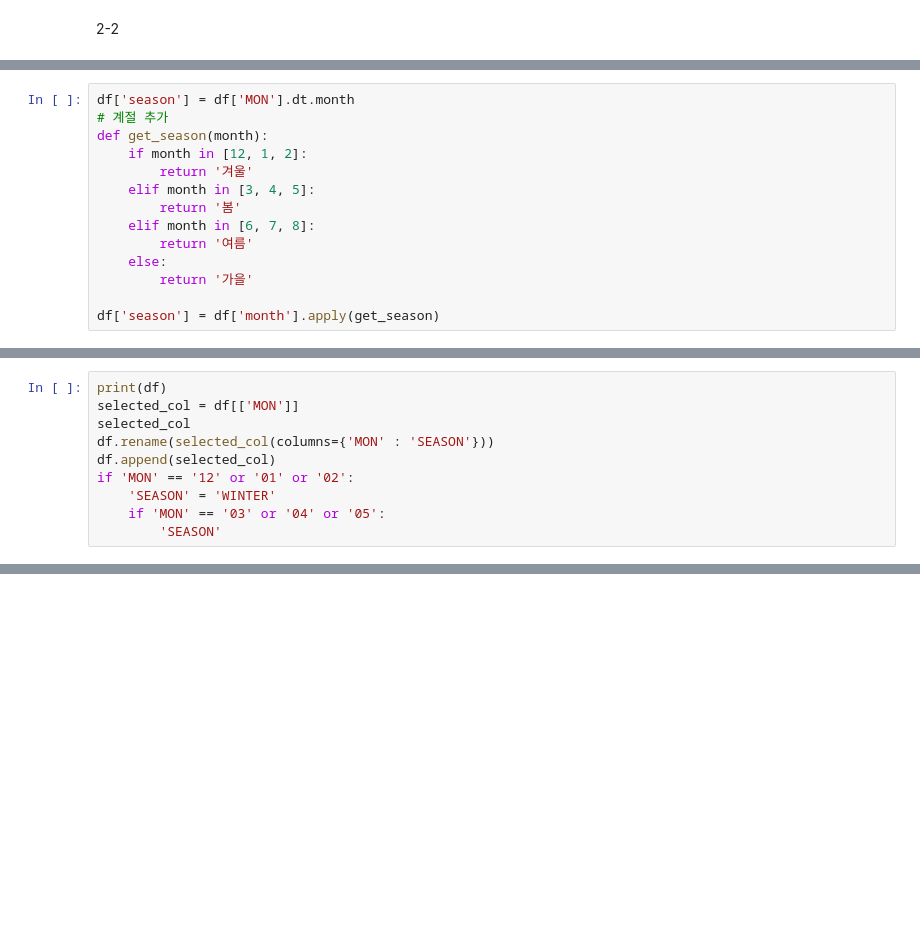
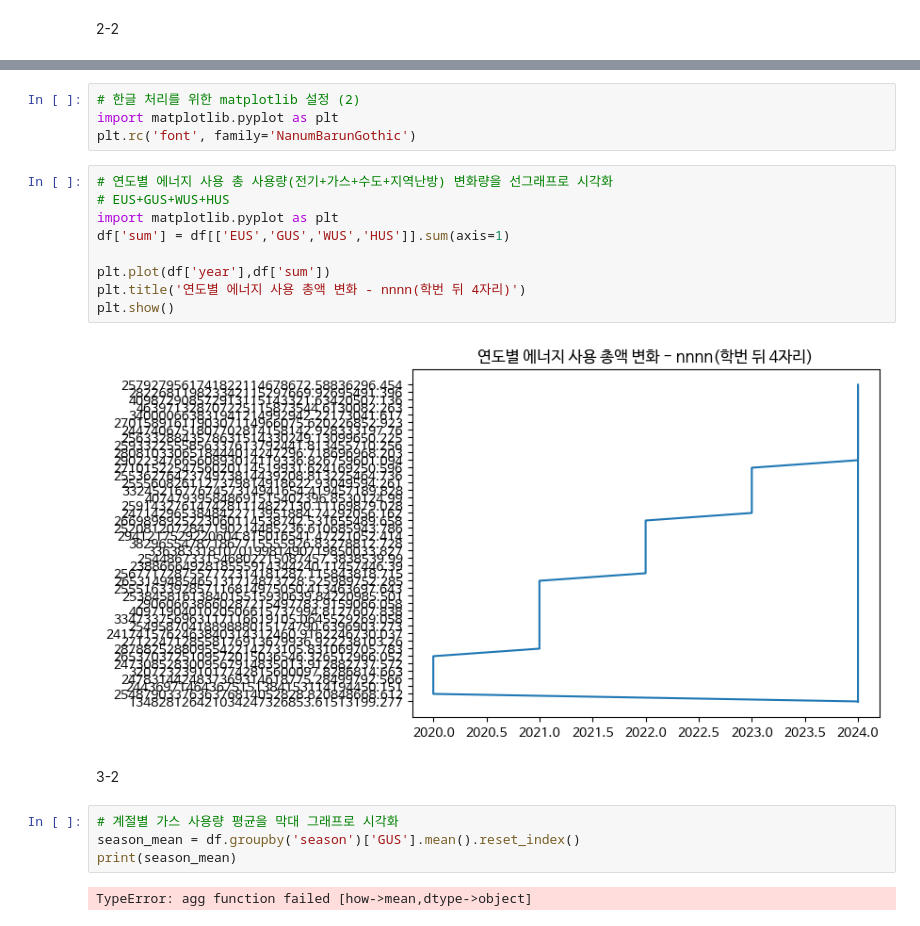
Before and after one commit to JKTajo/20250714_count_TAX, a Jupyter notebook: assignment.ipynb, the cells around one changed output, grey strips where cells are left out. Cells and saved outputs as stored; diff of their text form; blank space fills up the shorter version.

```diff
--- a/assignment.ipynb
+++ b/assignment.ipynb
@@ -149,14 +141,0 @@ df[['MON','season']]
-# %%
-df['season'] = df['MON'].dt.month
-# 계절 추가
-def get_season(month):
-    if month in [12, 1, 2]:
-        return '겨울'
-    elif month in [3, 4, 5]:
-        return '봄'
-    elif month in [6, 7, 8]:
-        return '여름'
-    else:
-        return '가을'
-
-df['season'] = df['month'].apply(get_season)
@@ -188,10 +141,0 @@ print(df1)
-# %%
-print(df)
-selected_col = df[['MON']]
-selected_col
-df.rename(selected_col(columns={'MON' : 'SEASON'}))
-df.append(selected_col)
-if 'MON' == '12' or '01' or '02':
-    'SEASON' = 'WINTER'
-    if 'MON' == '03' or '04' or '05':
-        'SEASON'
@@ -199,0 +167,23 @@ SyntaxError: cannot assign to literal here. Maybe you meant '==' instead of '='?
+# %%
+# 한글 처리를 위한 matplotlib 설정 (2)
+import matplotlib.pyplot as plt
+plt.rc('font', family='NanumBarunGothic')
+# %%
+# 연도별 에너지 사용 총 사용량(전기+가스+수도+지역난방) 변화량을 선그래프로 시각화
+# EUS+GUS+WUS+HUS
+import matplotlib.pyplot as plt
+df['sum'] = df[['EUS','GUS','WUS','HUS']].sum(axis=1)
+
+plt.plot(df['year'],df['sum'])
+plt.title('연도별 에너지 사용 총액 변화 - nnnn(학번 뒤 4자리)')
+plt.show()
+# %% [output]
+[figure, added]
+# %% [markdown]
+3-2
+# %%
+# 계절별 가스 사용량 평균을 막대 그래프로 시각화
+season_mean = df.groupby('season')['GUS'].mean().reset_index()
+print(season_mean)
+# %% [output]
+TypeError: agg function failed [how->mean,dtype->object]
```
Also changed, not shown: parts of 9 cells of this notebook.
